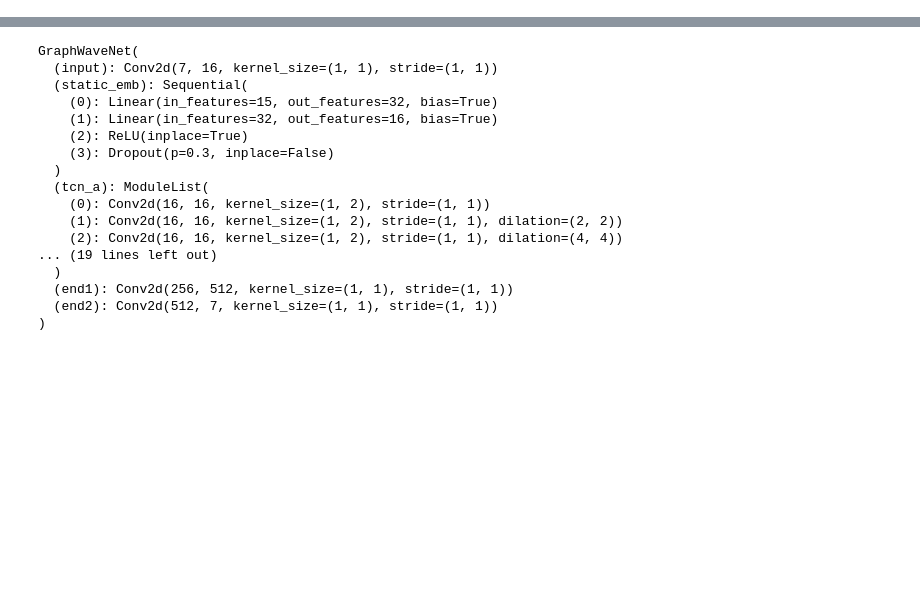
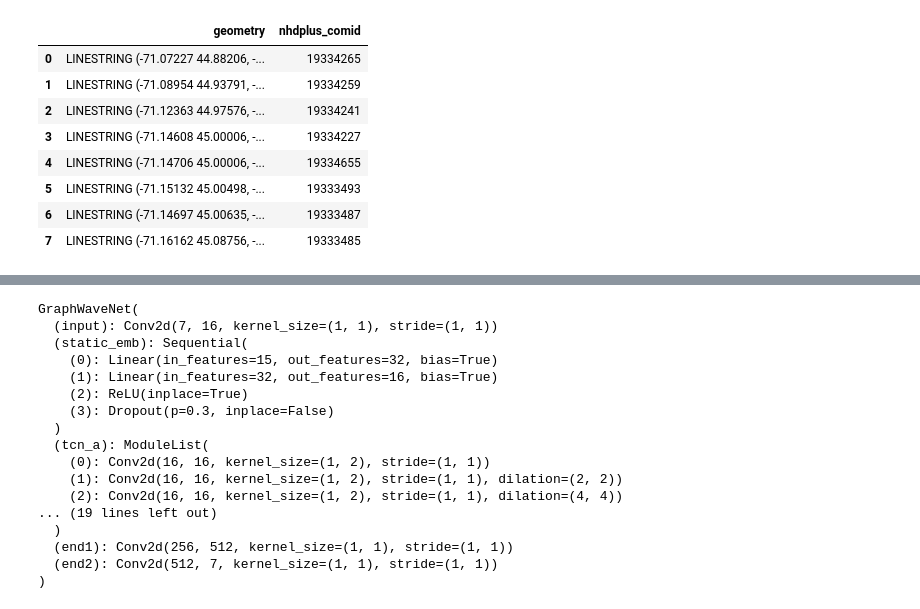
Before and after one commit to undertow515/GATWN, a Jupyter notebook: example.ipynb, the cells around one changed output, grey strips where cells are left out. Cells and saved outputs as stored; diff of their text form; code cells hidden in the pictures; blank space fills up the shorter version.

```diff
--- a/example.ipynb
+++ b/example.ipynb
@@ -44,0 +48,29 @@ Key improvements over traditional GraphWaveNet:
+# %%
+from pynhd import NLDI, WaterData, NHDPlusHR, GeoConnex
+import geopandas as gpd
+import pandas as pd
+import pynhd as nhd
+nldi = NLDI()
+station_id = "01052500"
+basin = nldi.get_basins(station_id)
+flw_main = nldi.navigate_byid(
+    fsource="nwissite",
+    fid=f"USGS-{station_id}",
+    navigation="upstreamMain",
+    source="flowlines",
+    distance=1000,
+)
+
+flw_main # example of a flowline
+# total 8 flowlines(node) are returned
+# and for upstream and downstream connection, total 7 edges are returned
+# %% [output]
+|  | geometry | nhdplus_comid |
+| 0 | LINESTRING (-71.07227 44.88206, -... | 19334265 |
+| 1 | LINESTRING (-71.08954 44.93791, -... | 19334259 |
+| 2 | LINESTRING (-71.12363 44.97576, -... | 19334241 |
+| 3 | LINESTRING (-71.14608 45.00006, -... | 19334227 |
+| 4 | LINESTRING (-71.14706 45.00006, -... | 19334655 |
+| 5 | LINESTRING (-71.15132 45.00498, -... | 19333493 |
+| 6 | LINESTRING (-71.14697 45.00635, -... | 19333487 |
+| 7 | LINESTRING (-71.16162 45.08756, -... | 19333485 |
```
Also changed, not shown: parts of 3 cells of this notebook.
